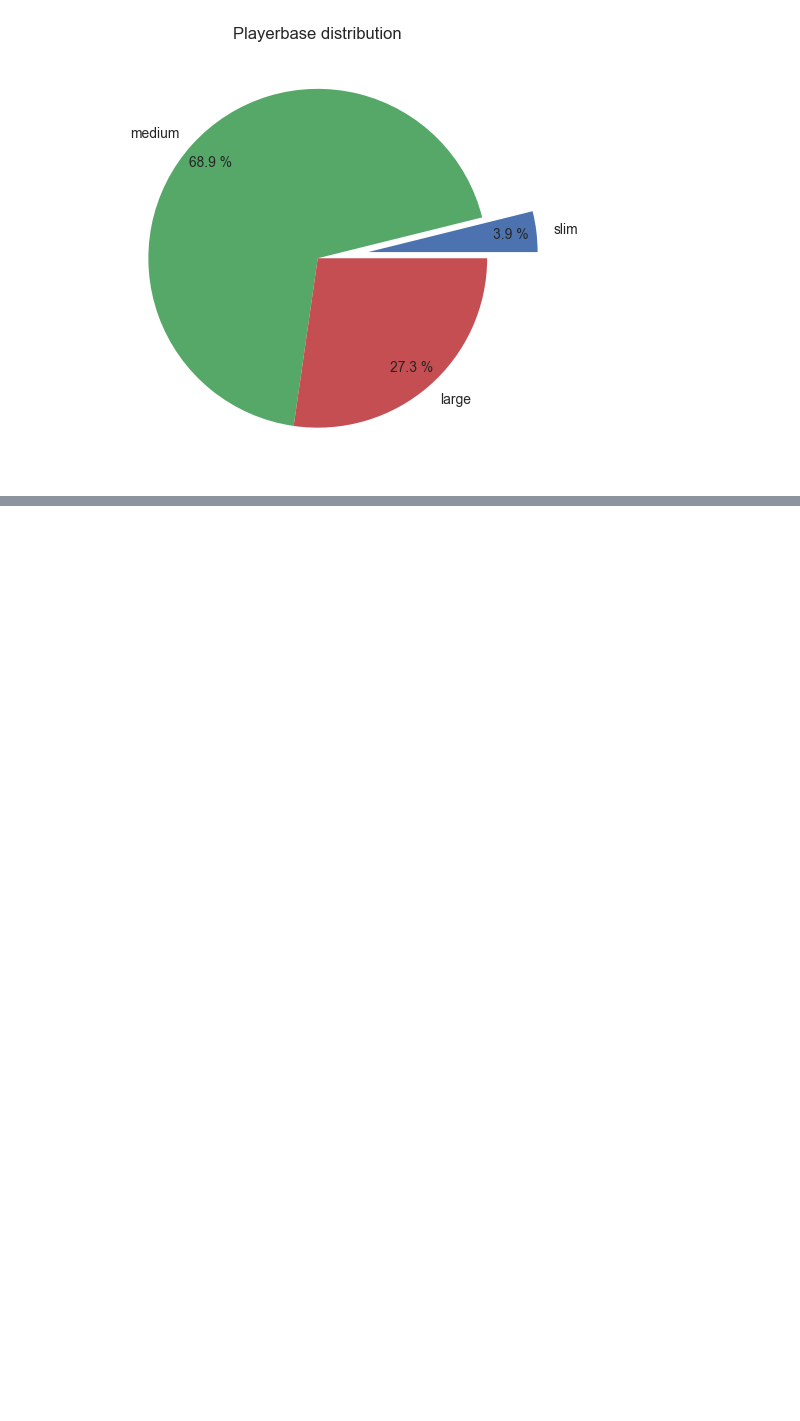
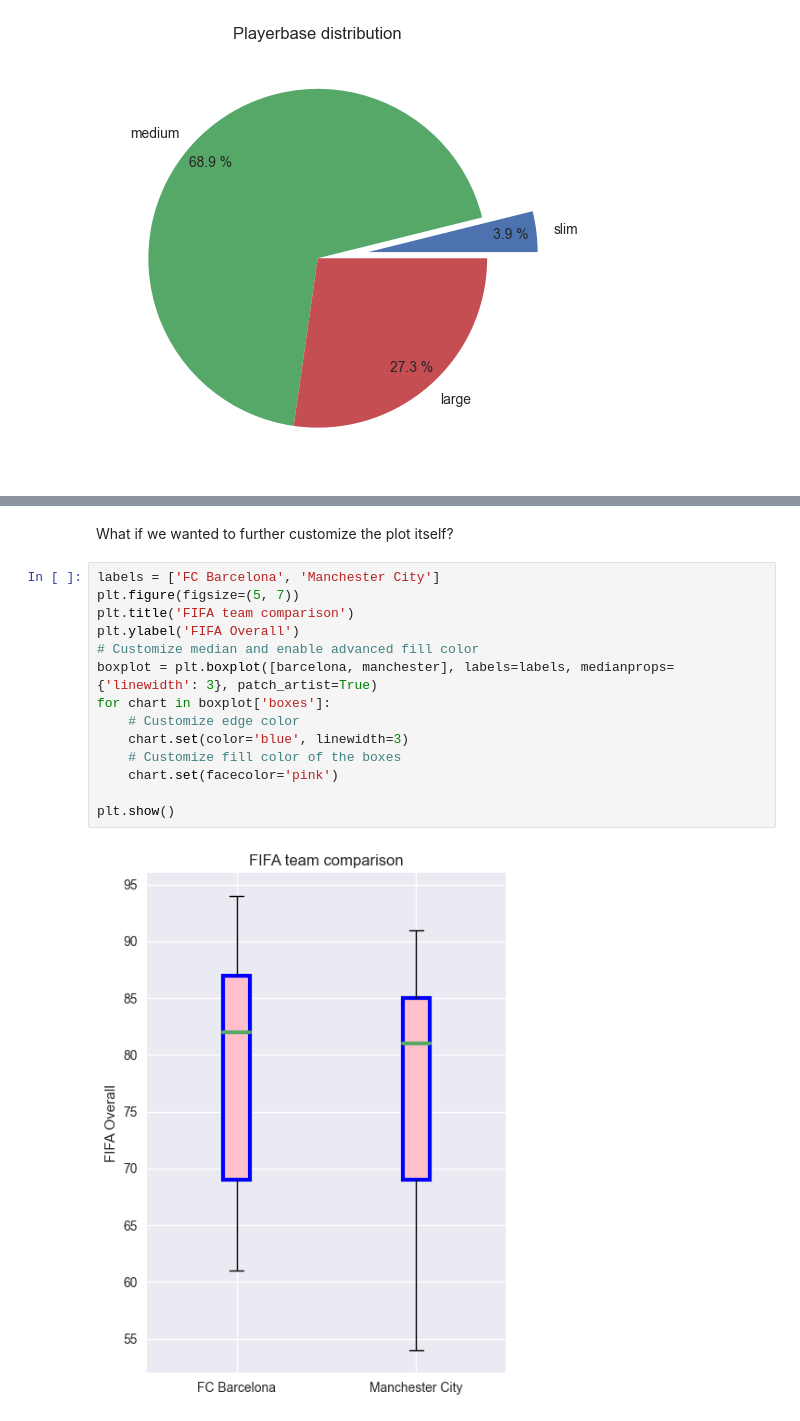
Before and after one commit to Braxion06/learn_matplotlib, a Jupyter notebook: learn_matplotlib_p2.ipynb, the cells around one changed output, grey strips where cells are left out. Drawn from its saved outputs; the diff is of its cells as text; blank space fills up the shorter version.

```diff
--- a/learn_matplotlib_p2.ipynb
+++ b/learn_matplotlib_p2.ipynb
@@ -442,0 +536,18 @@ plt.show()
+# %% [markdown]
+What if we wanted to further customize the plot itself?
+# %%
+labels = ['FC Barcelona', 'Manchester City']
+plt.figure(figsize=(5, 7))
+plt.title('FIFA team comparison')
+plt.ylabel('FIFA Overall')
+# Customize median and enable advanced fill color
+boxplot = plt.boxplot([barcelona, manchester], labels=labels, medianprops={'linewidth': 3}, patch_artist=True)
+for chart in boxplot['boxes']:
+    # Customize edge color
+    chart.set(color='blue', linewidth=3)
+    # Customize fill color of the boxes
+    chart.set(facecolor='pink')
+
+plt.show()
+# %% [output]
+[figure, added]
```
Also changed, not shown: parts of 9 cells of this notebook.
